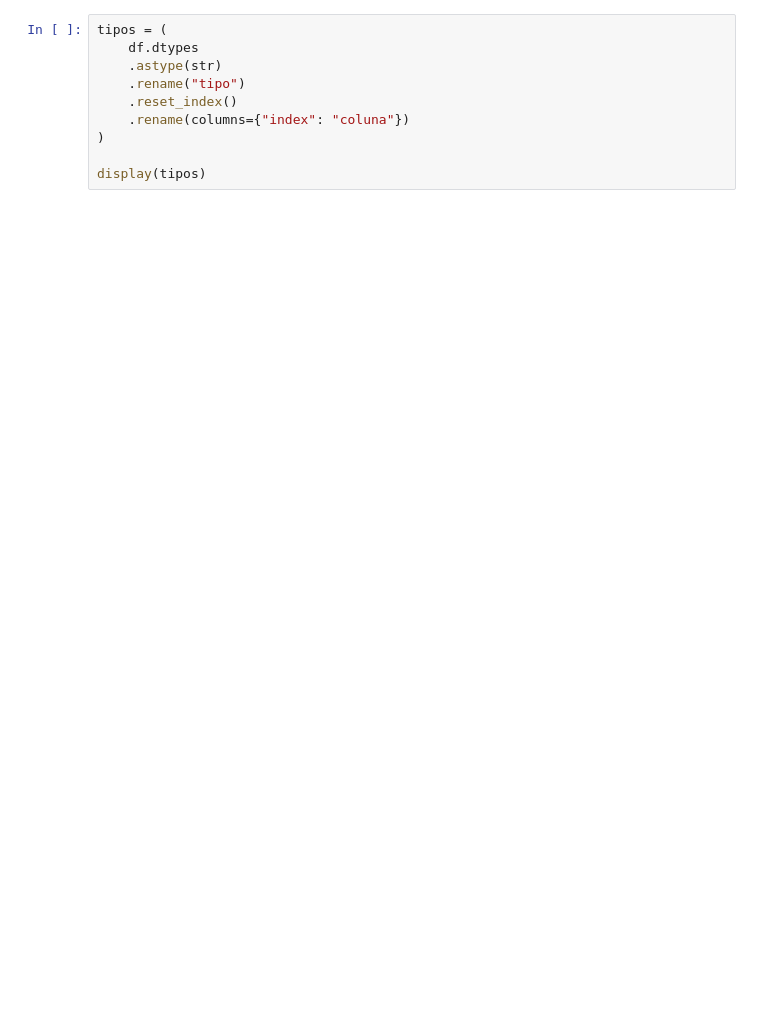
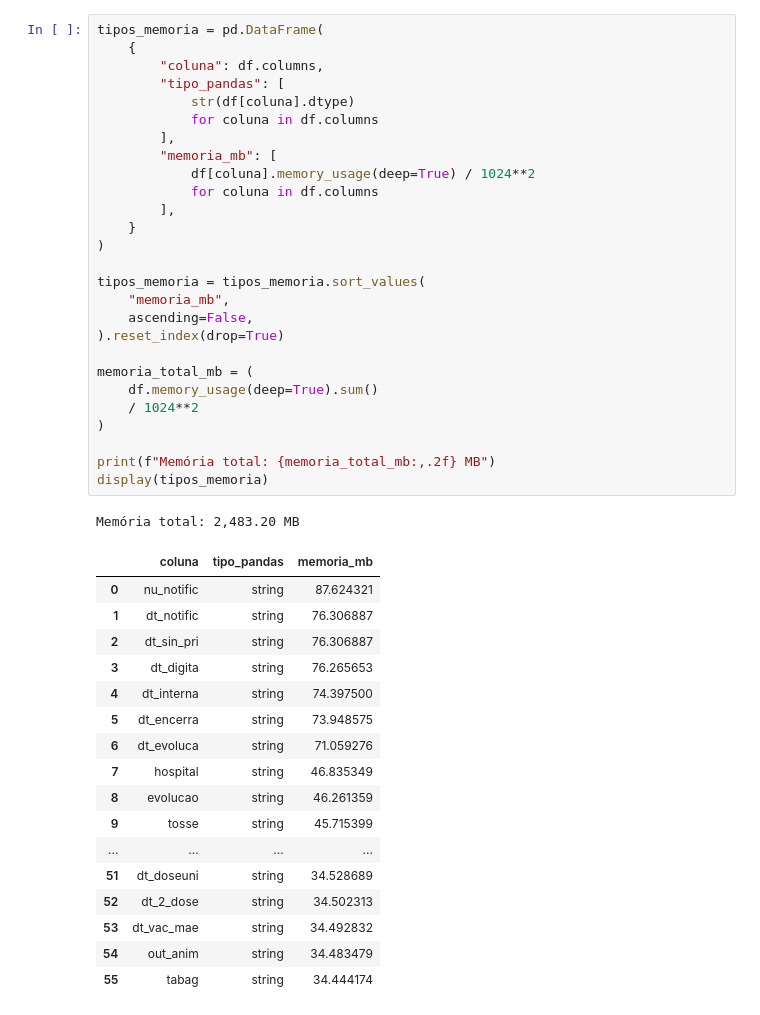
Before and after one commit to Ivan-S-Oliveira/Projeto_Integrador, a Jupyter notebook: notebooks/02_eda/01_eda_primeira_passagem.ipynb, the cells around one changed output. Drawn from its saved outputs; the diff is of its cells as text; blank space fills up the shorter version.

```diff
--- a/notebooks/02_eda/01_eda_primeira_passagem.ipynb
+++ b/notebooks/02_eda/01_eda_primeira_passagem.ipynb
@@ -158,11 +366,47 @@ print(f"Colunas: {df.shape,}")
 # %%
-tipos = (
-    df.dtypes
-    .astype(str)
-    .rename("tipo")
-    .reset_index()
-    .rename(columns={"index": "coluna"})
+tipos_memoria = pd.DataFrame(
+    {
+        "coluna": df.columns,
+        "tipo_pandas": [
+            str(df[coluna].dtype)
+            for coluna in df.columns
+        ],
+        "memoria_mb": [
+            df[coluna].memory_usage(deep=True) / 1024**2
+            for coluna in df.columns
+        ],
+    }
 )
 
-display(tipos)
+tipos_memoria = tipos_memoria.sort_values(
+    "memoria_mb",
+    ascending=False,
+).reset_index(drop=True)
+
+memoria_total_mb = (
+    df.memory_usage(deep=True).sum()
+    / 1024**2
+)
+
+print(f"Memória total: {memoria_total_mb:,.2f} MB")
+display(tipos_memoria)
+# %% [output]
+Memória total: 2,483.20 MB
+|  | coluna | tipo_pandas | memoria_mb |
+| 0 | nu_notific | string | 87.624321 |
+| 1 | dt_notific | string | 76.306887 |
+| 2 | dt_sin_pri | string | 76.306887 |
+| 3 | dt_digita | string | 76.265653 |
+| 4 | dt_interna | string | 74.397500 |
+| 5 | dt_encerra | string | 73.948575 |
+| 6 | dt_evoluca | string | 71.059276 |
+| 7 | hospital | string | 46.835349 |
+| 8 | evolucao | string | 46.261359 |
+| 9 | tosse | string | 45.715399 |
+| ... | ... | ... | ... |
+| 51 | dt_doseuni | string | 34.528689 |
+| 52 | dt_2_dose | string | 34.502313 |
+| 53 | dt_vac_mae | string | 34.492832 |
+| 54 | out_anim | string | 34.483479 |
+| 55 | tabag | string | 34.444174 |
 # %%
```
Also changed, not shown: parts of 27 cells of this notebook, 1 other file.
